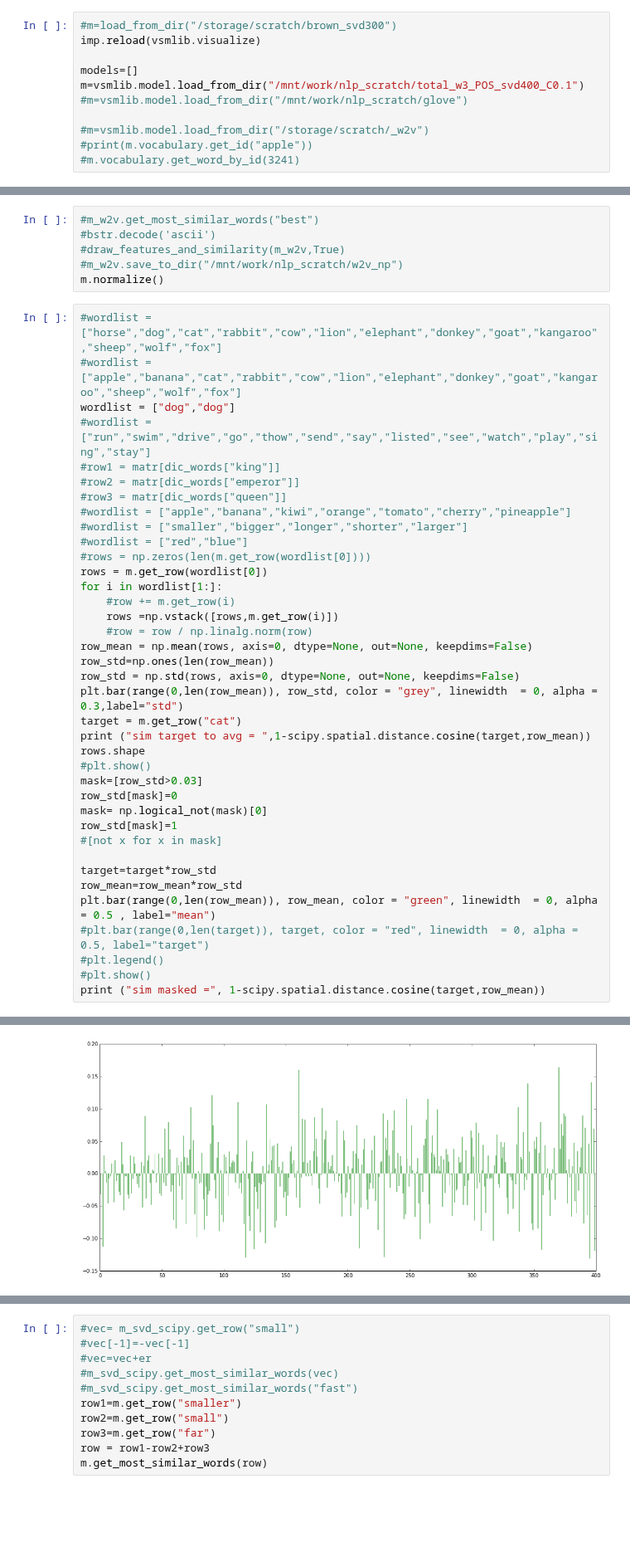
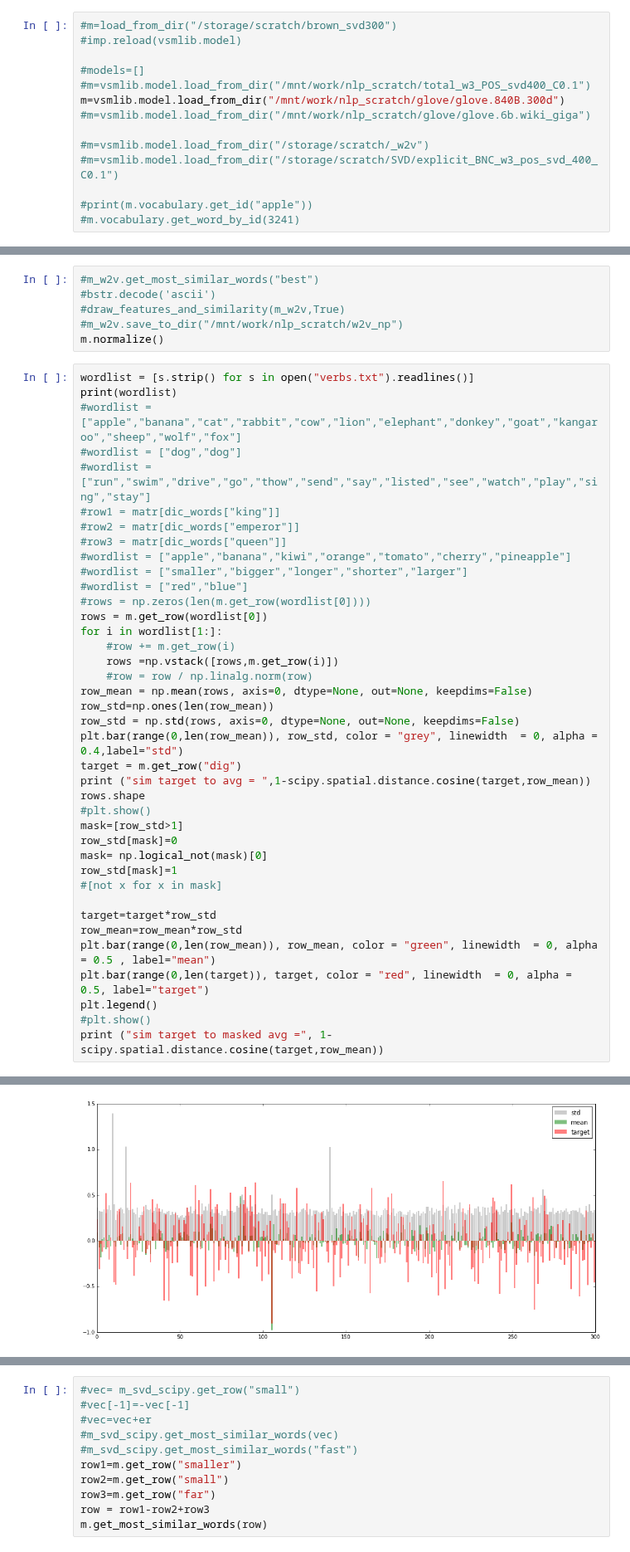
Before and after one commit to undertherain/vsmlib, a Jupyter notebook: python/matrices.ipynb, the cells around one changed output, grey strips where cells are left out. Shown at 83% size. Cells and saved outputs as stored; diff of their text form; blank space fills up the shorter version.

```diff
--- a/python/matrices.ipynb
+++ b/python/matrices.ipynb
@@ -44,13 +44,16 @@ if socket.gethostname()=="ashtree":  dir_root="/mnt/work/nlp_scratch/BNC_w1"
 if socket.gethostname()=="rc017.m.gsic.titech.ac.jp":  dir_root="/home/blackbird/data/scratch/brown"
 # %%
 #m=load_from_dir("/storage/scratch/brown_svd300")
-imp.reload(vsmlib.visualize)
+#imp.reload(vsmlib.model)
 
-models=[]
-m=vsmlib.model.load_from_dir("/mnt/work/nlp_scratch/total_w3_POS_svd400_C0.1")
-#m=vsmlib.model.load_from_dir("/mnt/work/nlp_scratch/glove")
+#models=[]
+#m=vsmlib.model.load_from_dir("/mnt/work/nlp_scratch/total_w3_POS_svd400_C0.1")
+m=vsmlib.model.load_from_dir("/mnt/work/nlp_scratch/glove/glove.840B.300d")
+#m=vsmlib.model.load_from_dir("/mnt/work/nlp_scratch/glove/glove.6b.wiki_giga")
 
 #m=vsmlib.model.load_from_dir("/storage/scratch/_w2v")
+#m=vsmlib.model.load_from_dir("/storage/scratch/SVD/explicit_BNC_w3_pos_svd_400_C0.1")
+
 #print(m.vocabulary.get_id("apple"))
 #m.vocabulary.get_word_by_id(3241)
 # %% [output]
@@ -279,9 +284,10 @@ NameError: name 'model_w2v' is not defined
 #m_w2v.save_to_dir("/mnt/work/nlp_scratch/w2v_np")
 m.normalize()
 # %%
-#wordlist = ["horse","dog","cat","rabbit","cow","lion","elephant","donkey","goat","kangaroo","sheep","wolf","fox"]
+wordlist = [s.strip() for s in open("verbs.txt").readlines()]
+print(wordlist)
 #wordlist = ["apple","banana","cat","rabbit","cow","lion","elephant","donkey","goat","kangaroo","sheep","wolf","fox"]
-wordlist = ["dog","dog"]
+#wordlist = ["dog","dog"]
 #wordlist = ["run","swim","drive","go","thow","send","say","listed","see","watch","play","sing","stay"]
 #row1 = matr[dic_words["king"]]
 #row2 = matr[dic_words["emperor"]]
@@ -298,12 +304,12 @@ for i in wordlist[1:]:
 row_mean = np.mean(rows, axis=0, dtype=None, out=None, keepdims=False)
 row_std=np.ones(len(row_mean))
 row_std = np.std(rows, axis=0, dtype=None, out=None, keepdims=False)
-plt.bar(range(0,len(row_mean)), row_std, color = "grey", linewidth  = 0, alpha = 0.3,label="std")
-target = m.get_row("cat")
+plt.bar(range(0,len(row_mean)), row_std, color = "grey", linewidth  = 0, alpha = 0.4,label="std")
+target = m.get_row("dig")
 print ("sim target to avg = ",1-scipy.spatial.distance.cosine(target,row_mean))
 rows.shape
 #plt.show()
-mask=[row_std>0.03]
+mask=[row_std>1]
 row_std[mask]=0
 mask= np.logical_not(mask)[0]
 row_std[mask]=1
@@ -312,8 +318,8 @@ row_std[mask]=1
 target=target*row_std
 row_mean=row_mean*row_std
 plt.bar(range(0,len(row_mean)), row_mean, color = "green", linewidth  = 0, alpha = 0.5 , label="mean")
-#plt.bar(range(0,len(target)), target, color = "red", linewidth  = 0, alpha = 0.5, label="target")
-#plt.legend()
+plt.bar(range(0,len(target)), target, color = "red", linewidth  = 0, alpha = 0.5, label="target")
+plt.legend()
 #plt.show()
-print ("sim masked =", 1-scipy.spatial.distance.cosine(target,row_mean))
+print ("sim target to masked avg =", 1-scipy.spatial.distance.cosine(target,row_mean))
 # %% [output]
@@ -322,4 +329,4 @@ sim masked = 0.846261432544
-[figure, old version]
+[figure, new version]
 # %%
 #wordlist = ["apple","king","zero","france","car","circle","run","hot","myself"]
 #wordlist = ["fast","quick"]
```
Also changed, not shown: parts of 5 cells of this notebook, 2 other files.
